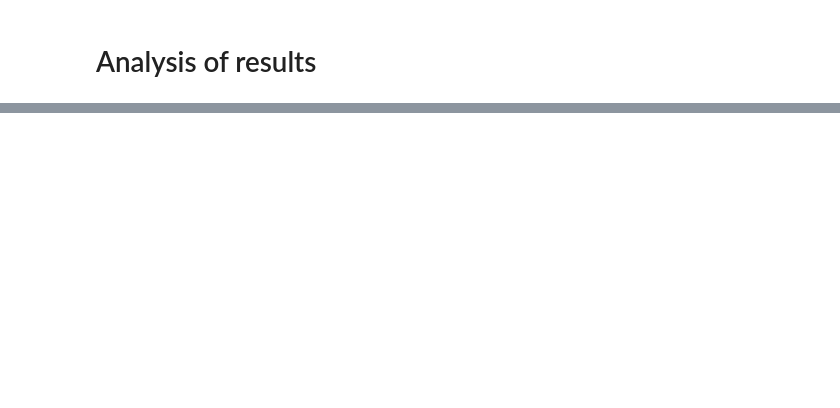
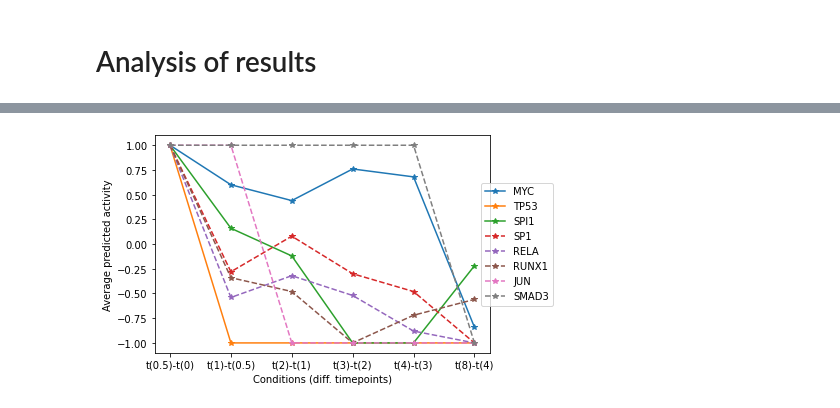
Before and after one commit to adugourd/RodriguezMier23, a Jupyter notebook: A375-BRAFi/process_results.ipynb, the cells around one changed output, grey strips where cells are left out. Drawn from its saved outputs; the diff is of its cells as text; code cells hidden in the pictures; blank space fills up the shorter version.

```diff
--- a/A375-BRAFi/process_results.ipynb
+++ b/A375-BRAFi/process_results.ipynb
@@ -125,0 +276,18 @@ plt.savefig(f"{path}/avg_activity_e2f1_e2f2.pdf", format="pdf", bbox_inches='tig
+# %%
+t_matrix_de = pd.read_csv(f"{pth}/t_matrix_de.tsv", sep='\t', index_col= 0)
+# %%
+fig, ax = plt.subplots()
+df_avg_subset = df_avg.loc[['MYC', 'TP53', 'SPI1', 'SP1', 'RELA', 'RUNX1', 'JUN','SMAD3']].copy()
+df_avg_subset.columns = ['t(0.5)-t(0)', 't(1)-t(0.5)', 't(2)-t(1)', 't(3)-t(2)', 't(4)-t(3)', 't(8)-t(4)']
+df_avg_subset = df_avg_subset.T
+COL1A1 = t_matrix_de.loc[["COL1A1"]].transpose()
+COL1A1.index = df_avg_subset.index.to_list()
+#df_avg_subset = df_avg_subset.join(COL1A1)
+for col, style in zip(df_avg_subset.columns, ['-*', '-*', '-*', '--*', '--*', '--*', '--*', '--*']):
+    df_avg_subset[col].plot(style=style, ax=ax);
+ax.legend(loc='center left', bbox_to_anchor=(0.96, 0.5));
+ax.set_xlabel("Conditions (diff. timepoints)");
+ax.set_ylabel("Average predicted activity");
+plt.savefig(f"{path}/avg_activity_MYC_SMAD3.pdf", format="pdf", bbox_inches='tight')
+# %% [output]
+[figure, added]
```
Also changed, not shown: parts of 21 cells of this notebook.
